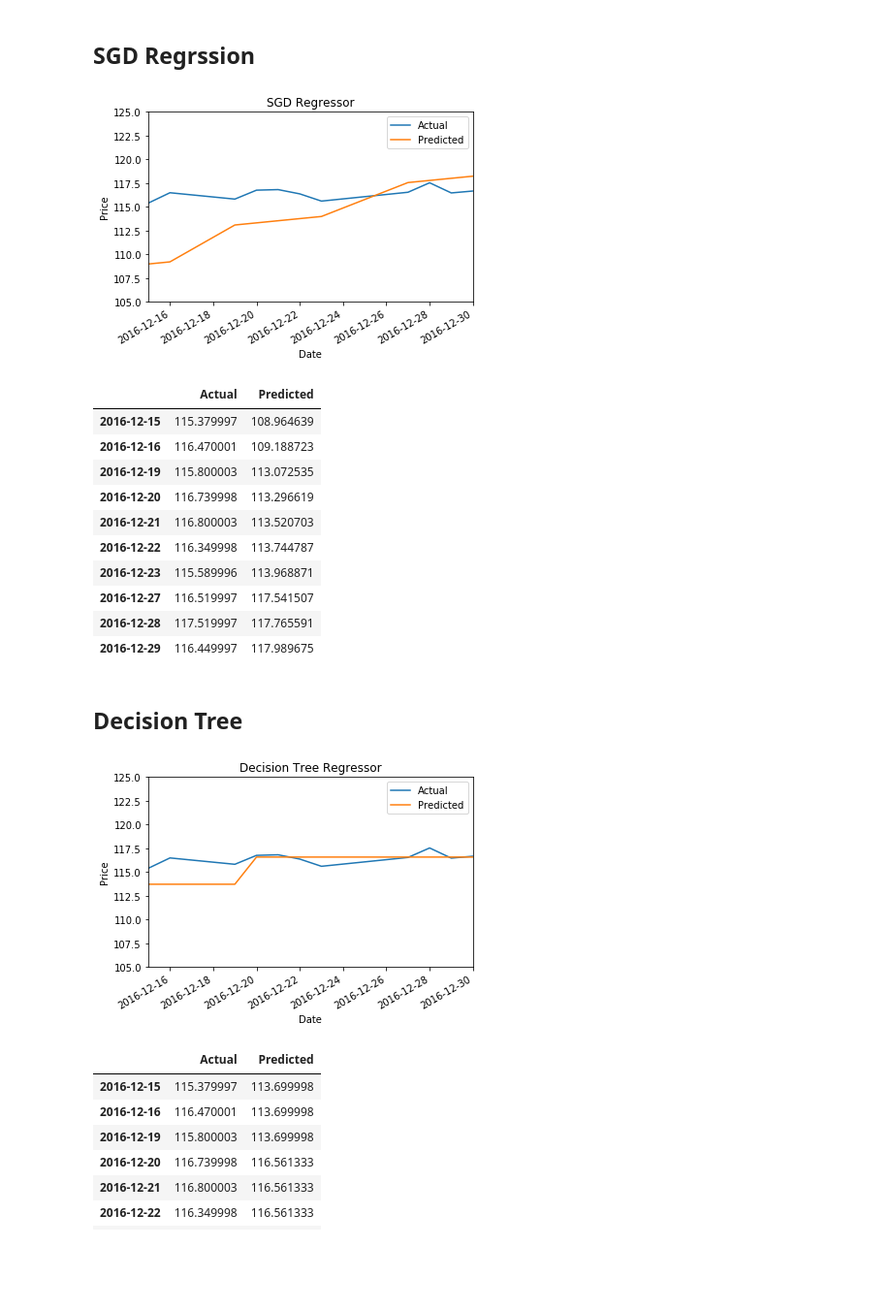
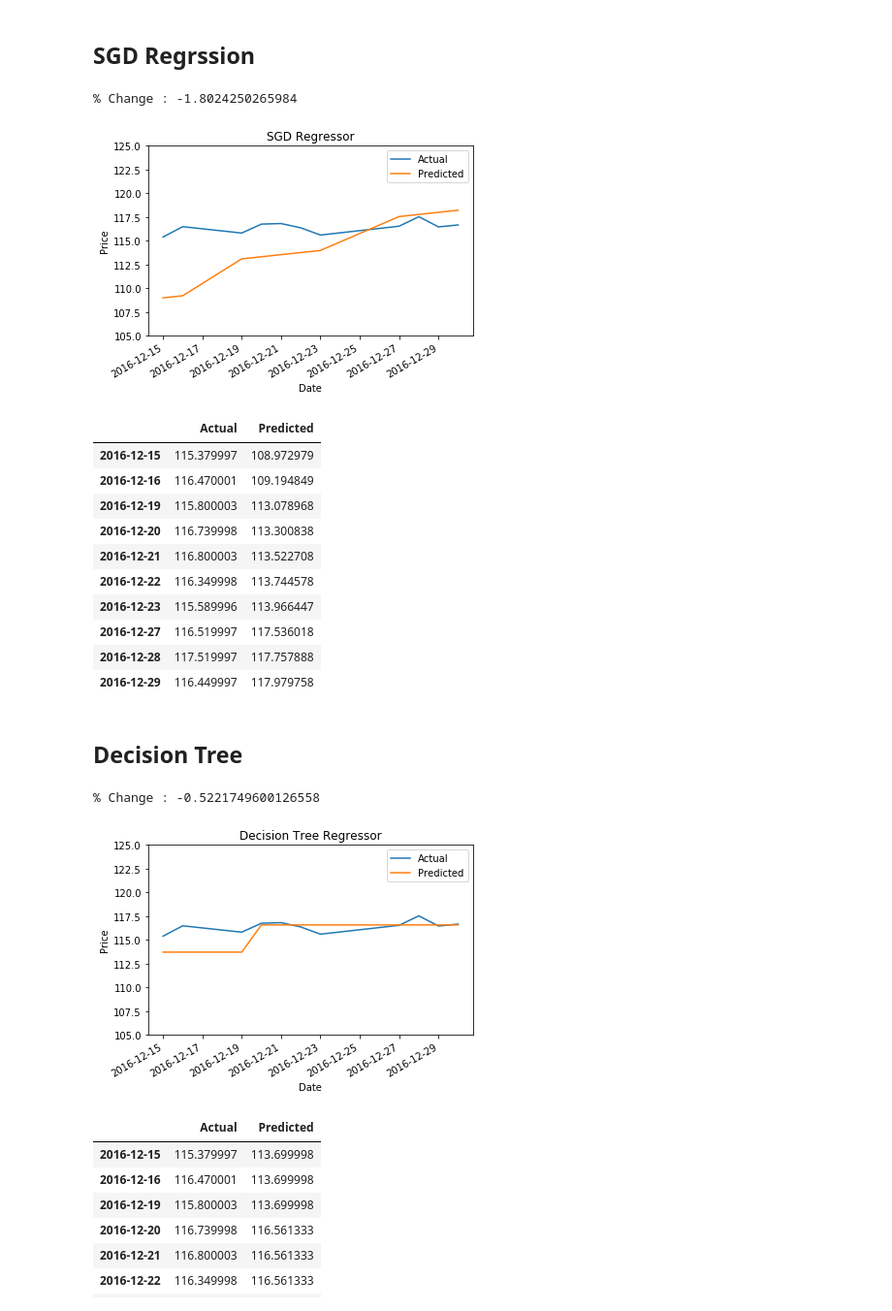
Before and after one commit to prashant2018/Stock-Price-Prediction, a Jupyter notebook: Predictive Analysis of Stock Price Final.ipynb, the cells around one changed output. Shown at 97% size. Cells and saved outputs as stored; diff of their text form; code cells hidden in the pictures; blank space fills up the shorter version.

Commit message:
Error Added

```diff
--- a/Predictive Analysis of Stock Price Final.ipynb
+++ b/Predictive Analysis of Stock Price Final.ipynb
@@ -22,6 +22,13 @@ def splitDate(df):
 
     X_date = np.array(X_date,dtype=np.int64)
     return [X_date[:,:1],X_date[:,1:2],X_date[:,2:3]]
+# %%
+def calculateError(predicted,actual):
+    n = len(predicted)
+    s = 0
+    for i in range(n):
+        s += ((predicted[i]-actual[i])/actual[i]*100)
+    return s/float(n);
 # %%
 #Function to read data from csv file and create a dataframe
 def getDataSplitInTrainTest(fname,ftrends):
@@ -164,27 +173,29 @@ df_linear_reg[:10]
 # %%
 from sklearn.linear_model import SGDRegressor
 model_dt = SGDRegressor(max_iter=1000,alpha=0.0001)
 model_dt.fit(X_train,y_train)
-df_dt = pd.DataFrame(index=df_test.index)
-df_dt['Actual'] = y_test
-df_dt['Predicted'] = model_dt.predict(X_test)
-plotDataframe(df_dt,"SGD Regressor")
+df_sgd = pd.DataFrame(index=df_test.index)
+df_sgd['Actual'] = y_test
+df_sgd['Predicted'] = model_dt.predict(X_test)
+print("% Change : "+str(calculateError(df_sgd['Predicted'],df_sgd['Actual'])))
+plotDataframe(df_sgd,"SGD Regressor")
 # %% [output]
+% Change : -1.8024250265984
-[figure, old version]
+[figure, new version]
 # %%
-df_dt[:10]
+df_sgd[:10]
 # %% [output]
 |  | Actual | Predicted |
-| 2016-12-15 | 115.379997 | 108.964639 |
-| 2016-12-16 | 116.470001 | 109.188723 |
-| 2016-12-19 | 115.800003 | 113.072535 |
-| 2016-12-20 | 116.739998 | 113.296619 |
-| 2016-12-21 | 116.800003 | 113.520703 |
-| 2016-12-22 | 116.349998 | 113.744787 |
-| 2016-12-23 | 115.589996 | 113.968871 |
-| 2016-12-27 | 116.519997 | 117.541507 |
-| 2016-12-28 | 117.519997 | 117.765591 |
-| 2016-12-29 | 116.449997 | 117.989675 |
+| 2016-12-15 | 115.379997 | 108.972979 |
+| 2016-12-16 | 116.470001 | 109.194849 |
+| 2016-12-19 | 115.800003 | 113.078968 |
+| 2016-12-20 | 116.739998 | 113.300838 |
+| 2016-12-21 | 116.800003 | 113.522708 |
+| 2016-12-22 | 116.349998 | 113.744578 |
+| 2016-12-23 | 115.589996 | 113.966447 |
+| 2016-12-27 | 116.519997 | 117.536018 |
+| 2016-12-28 | 117.519997 | 117.757888 |
+| 2016-12-29 | 116.449997 | 117.979758 |
 # %% [markdown]
 ## Decision Tree
 # %%
@@ -194,9 +205,11 @@ model_dt.fit(X_train,y_train)
 df_dt = pd.DataFrame(index=df_test.index)
 df_dt['Actual'] = y_test
 df_dt['Predicted'] = model_dt.predict(X_test)
+print("% Change : "+str(calculateError(df_dt['Predicted'],df_dt['Actual'])))
 plotDataframe(df_dt,"Decision Tree Regressor")
 # %% [output]
+% Change : -0.5221749600126558
-[figure, old version]
+[figure, new version]
 # %%
 df_dt[:10]
 # %% [output]
```
Also changed, not shown: parts of 9 cells of this notebook, 3 other files.
